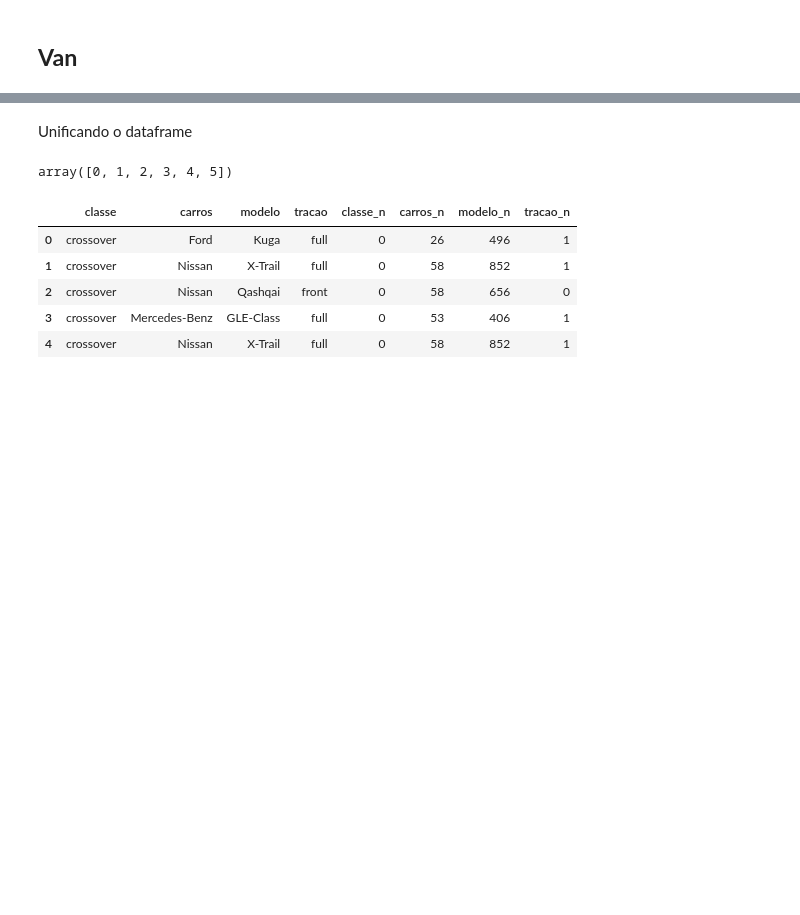
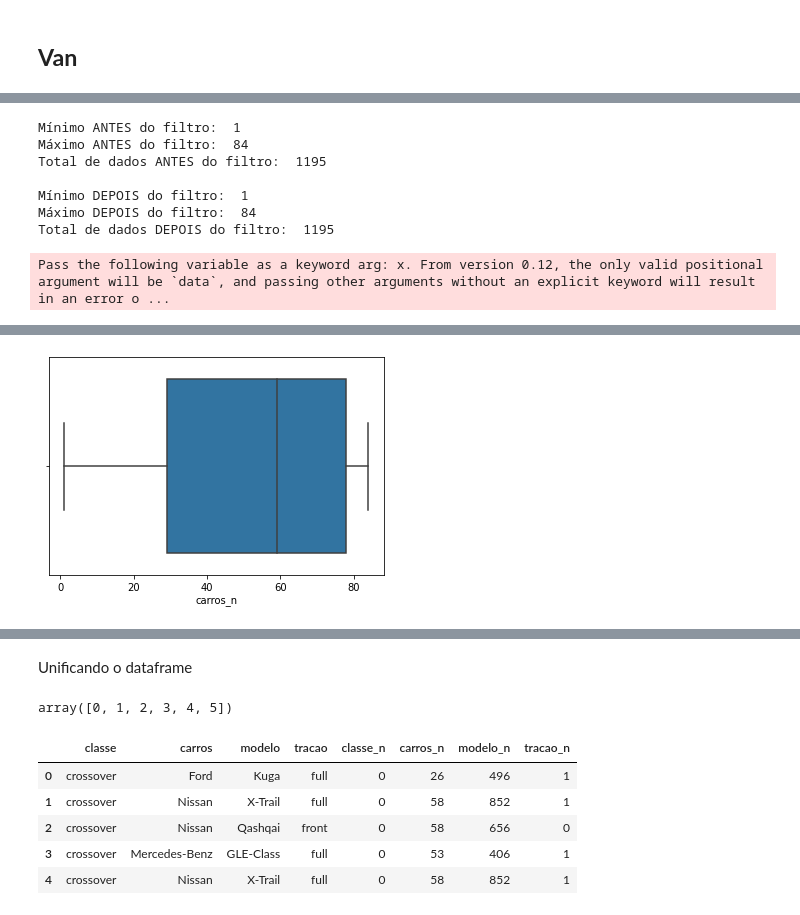
Before and after one commit to AlexsonT/Machine-Learning, a Jupyter notebook: Atividade_Final_ML.ipynb, the cells around one changed output, grey strips where cells are left out. Saved outputs shown, nothing was run; the diff lists cells and outputs as text; code cells hidden in the pictures; blank space fills up the shorter version.

```diff
--- a/Atividade_Final_ML.ipynb
+++ b/Atividade_Final_ML.ipynb
@@ -335,0 +378,24 @@ df_van.iplot(kind='hist')
+# %%
+# Hatch - marca
+
+df_hatch_pre_filtro = df_hatch.iloc[:, 4:]
+df_hatch_pre_filtro.columns = ['classe_n', 'coluna_avaliada', 'modelo_n', 'tracao_n']
+
+df_hatch_filtrado = filtro_quartil_amplitude(df_hatch_pre_filtro)
+
+df_hatch_pre_filtro.columns = ['classe_n', 'carros_n', 'modelo_n', 'tracao_n']
+
+df_hatch_filtrado.columns = ['classe_n', 'carros_n', 'modelo_n', 'tracao_n']
+
+plotar_grafico_boxplot(df_hatch_filtrado["carros_n"])
+
+plotar_grafico_histograma(df_hatch_filtrado["carros_n"])
+# %% [output]
+Mínimo ANTES do filtro:  1
+Máximo ANTES do filtro:  84
+Total de dados ANTES do filtro:  1195
+
+Mínimo DEPOIS do filtro:  1
+Máximo DEPOIS do filtro:  84
+Total de dados DEPOIS do filtro:  1195
+Pass the following variable as a keyword arg: x. From version 0.12, the only valid positional argument will be `data`, and passing other arguments without an explicit keyword will result in an error o ...
@@ -335,0 +403 @@ df_van.iplot(kind='hist')
+[figure, added]
```
Also changed, not shown: parts of 37 cells of this notebook.
